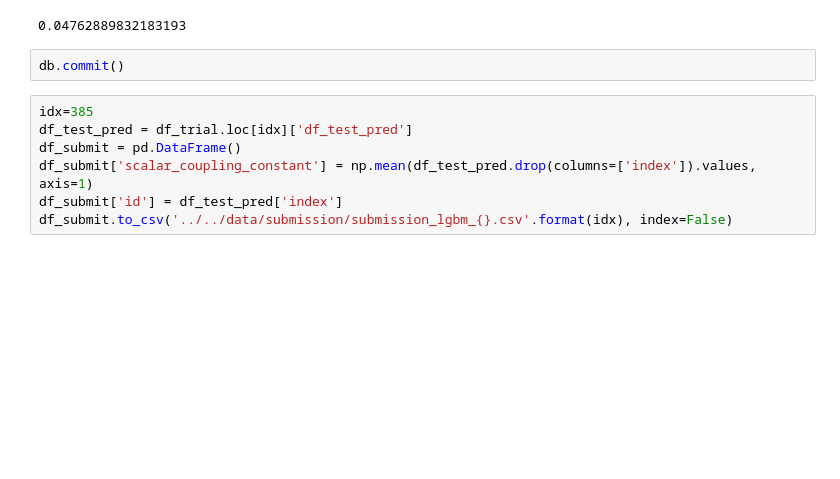
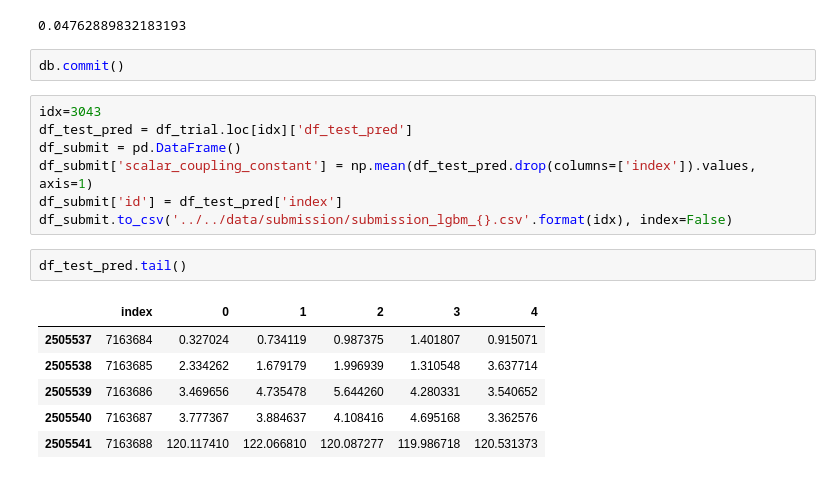
Before and after one commit to arhow/MolecularProperties, a Jupyter notebook: molecularproperties/select_features/lgbm-rfe.ipynb, the cells around one changed output. Saved outputs shown, nothing was run; the diff lists cells and outputs as text; blank space fills up the shorter version.

```diff
--- a/molecularproperties/select_features/lgbm-rfe.ipynb
+++ b/molecularproperties/select_features/lgbm-rfe.ipynb
@@ -662,9 +676,18 @@ gmlogmae
 # %%
 db.commit()
 # %%
-idx=385
+idx=3043
 df_test_pred = df_trial.loc[idx]['df_test_pred']
 df_submit = pd.DataFrame()
 df_submit['scalar_coupling_constant'] = np.mean(df_test_pred.drop(columns=['index']).values, axis=1)
 df_submit['id'] = df_test_pred['index']
 df_submit.to_csv('../../data/submission/submission_lgbm_{}.csv'.format(idx), index=False)
+# %%
+df_test_pred.tail()
+# %% [output]
+|  | index | 0 | 1 | 2 | 3 | 4 |
+| 2505537 | 7163684 | 0.327024 | 0.734119 | 0.987375 | 1.401807 | 0.915071 |
+| 2505538 | 7163685 | 2.334262 | 1.679179 | 1.996939 | 1.310548 | 3.637714 |
+| 2505539 | 7163686 | 3.469656 | 4.735478 | 5.644260 | 4.280331 | 3.540652 |
+| 2505540 | 7163687 | 3.777367 | 3.884637 | 4.108416 | 4.695168 | 3.362576 |
+| 2505541 | 7163688 | 120.117410 | 122.066810 | 120.087277 | 119.986718 | 120.531373 |
```
Also changed, not shown: parts of 22 cells of this notebook, 5 other files.
